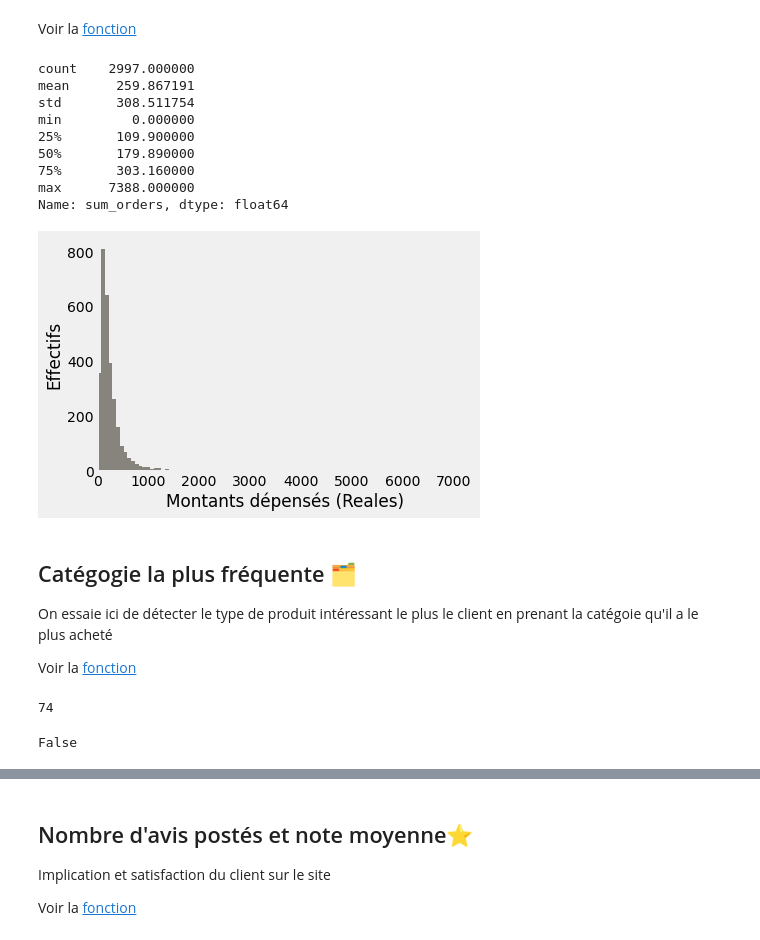
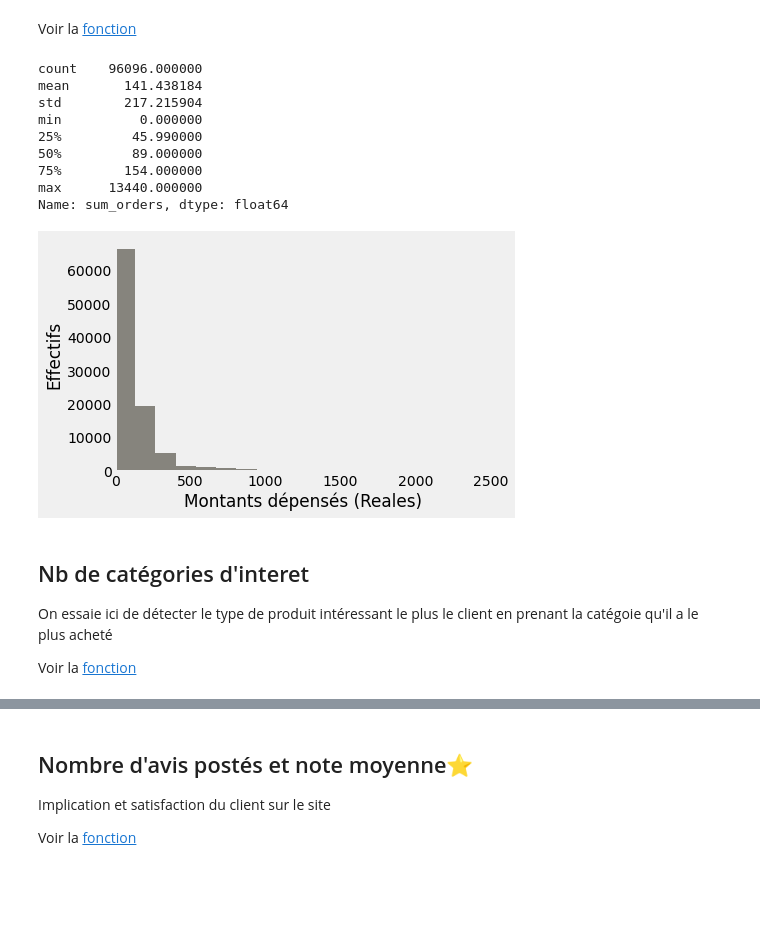
Before and after one commit to khub41/OC_P05, a Jupyter notebook: analyse_exploratoire.ipynb, the cells around one changed output, grey strips where cells are left out. Cells and saved outputs as stored; diff of their text form; code cells hidden in the pictures; blank space fills up the shorter version.

Commit message:
Update analyse_exploratoire.ipynb
data set simple construit

```diff
--- a/analyse_exploratoire.ipynb
+++ b/analyse_exploratoire.ipynb
@@ -342,2 +342,0 @@ Nous avons besoin de clients ayant plus d'une commande pour commencer à compren
-# %%
-data = data[data.nb_orders > 1]
@@ -418,5 +422,3 @@ Pour représenter la régularité du client. On se basera aussi sur la date virt
 Voir la [fonction](#get_frequency)
 
 La fréquence est exprimée par mois
-# %%
-data['frequency'] = data.apply(get_frequency, axis=1)
@@ -455,39 +447,31 @@ data['sum_orders'] = data.apply(get_sum_orders, axis=1)
 # %%
 data['sum_orders'].describe()
 # %% [output]
-count    2997.000000
-mean      259.867191
-std       308.511754
-min         0.000000
-25%       109.900000
-50%       179.890000
-75%       303.160000
-max      7388.000000
+count    96096.000000
+mean       141.438184
+std        217.215904
+min          0.000000
+25%         45.990000
+50%         89.000000
+75%        154.000000
+max      13440.000000
 Name: sum_orders, dtype: float64
 # %%
 plt.hist(data.sum_orders,
                        bins=100,
                        color="#59564c",
                        alpha=0.7)
 # plt.xticks(np.arange(0,1.1,0.1), rotation=90)
-plt.xlim([data.sum_orders.min(),data.sum_orders.max()])
+plt.xlim([data.sum_orders.min(),2500])
 plt.grid(False, axis='both')
 plt.xlabel("Montants dépensés (Reales)")
 plt.ylabel("Effectifs")
-plt.savefig('plots/montants.png',  bbox_inches='tight', dpi=360)
+plt.savefig('plots/montants_v2.png',  bbox_inches='tight', dpi=360)
 # %% [output]
-[figure, old version]
+[figure, new version]
 # %% [markdown]
 <a id='categorie'></a>
-## Catégogie la plus fréquente 🗂️
+## Nb de catégories d'interet
 On essaie ici de détecter le type de produit intéressant le plus le client en prenant la catégoie qu'il a le plus acheté
 
 Voir la [fonction](#get_most_frequent_categ)
-# %%
-len(products.product_category_name.unique())
-# %% [output]
-74
-# %%
-len(products.product_category_name_english.unique()) == len(products.product_category_name.unique())
-# %% [output]
-False
```
Also changed, not shown: parts of 55 cells of this notebook.
